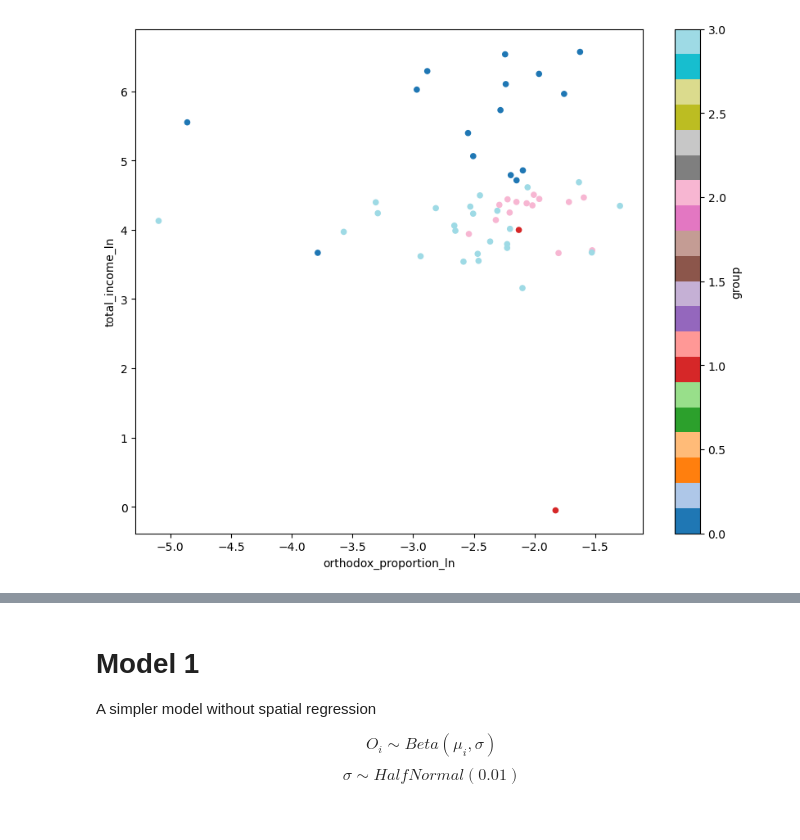
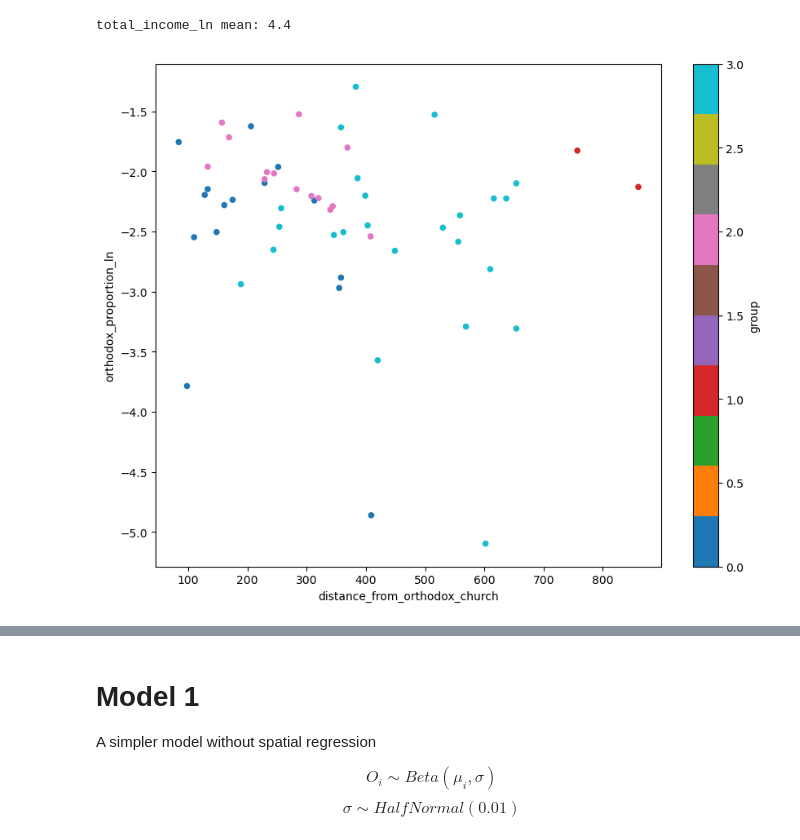
Before and after one commit to AnttiHaerkoenen/socio-ethnic_segregation, a Jupyter notebook: notebooks/modelling.ipynb, the cells around one changed output, grey strips where cells are left out. Saved outputs shown, nothing was run; the diff lists cells and outputs as text; code cells hidden in the pictures.

```diff
--- a/notebooks/modelling.ipynb
+++ b/notebooks/modelling.ipynb
@@ -19,7 +19,7 @@ import aesara.tensor as at
 DATA_DIR = Path("../data/processed")
 MODEL_DIR = Path("../models")
 
-data = gpd.read_file(DATA_DIR / "spatial_income_1880.gpkg").loc[::10]
+data = gpd.read_file(DATA_DIR / "spatial_income_1880.gpkg").loc[::2]
 
 xy = pd.DataFrame({"x": data.geometry.x, "y": data.geometry.y})
 d = distance_matrix(xy, xy) / 1000
@@ -33,19 +33,22 @@ data["group"] = data.district.factorize()[0]
 N = data.shape[0]
 SEED = 42
 N_CLUSTERS = len(data.group.unique())
+print(f"total_income_ln mean: {data.total_income_ln.mean():.2}")
+# %% [output]
+total_income_ln mean: 4.4
 # %%
-cluster_colors = plt.get_cmap("tab20")
+cluster_colors = plt.get_cmap("tab10")
 data.plot(
     kind="scatter",
-    x="orthodox_proportion_ln",
-    y="total_income_ln",
+    x="distance_from_orthodox_church",
+    y="orthodox_proportion_ln",
     c="group",
-    cmap="tab20",
+    cmap="tab10",
     figsize=(10, 8),
 )
 plt.show()
 # %% [output]
-[figure, old version]
+[figure, new version]
 # %%
 data.explore(
     column="group",
```
Also changed, not shown: parts of 6 cells of this notebook, 11 other files.
